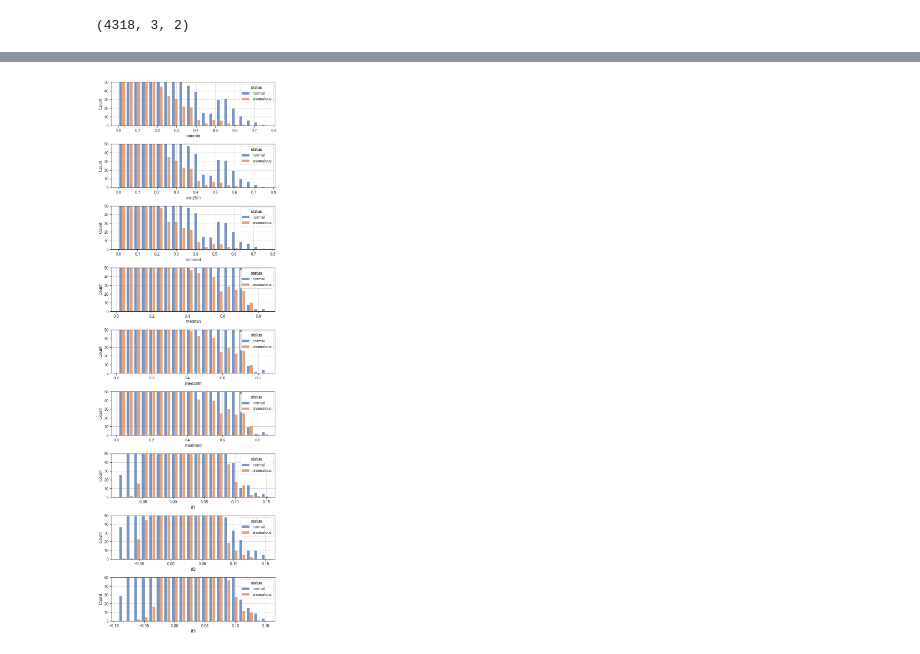
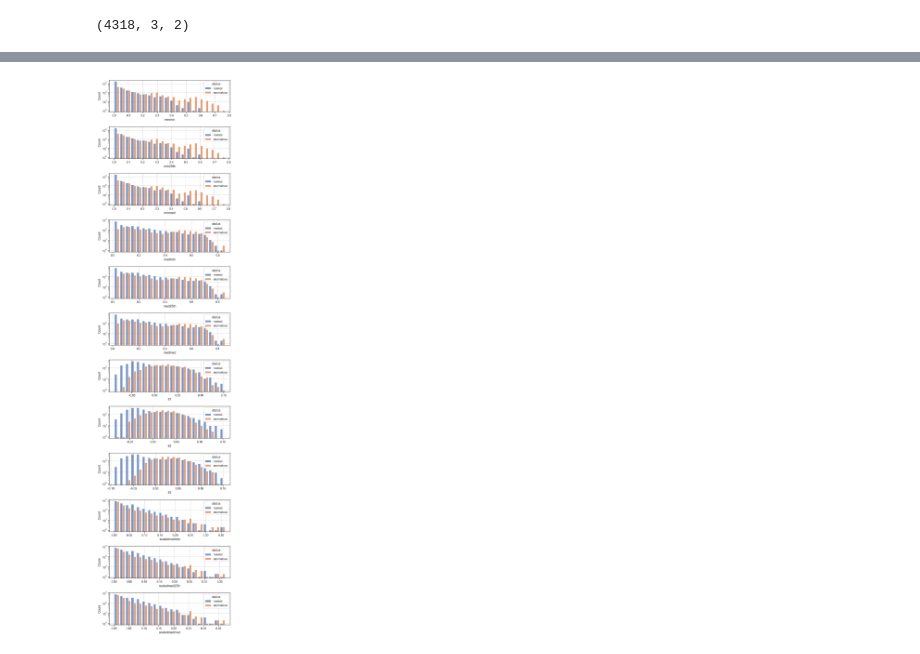
Before and after one commit to sidchaini/DistanceAnomalies, a Jupyter notebook: 03. distances features eda/rio01. outliers SC.ipynb, the cells around one changed output, grey strips where cells are left out. Saved outputs shown, nothing was run; the diff lists cells and outputs as text; code cells hidden in the pictures.

```diff
--- a/03. distances features eda/rio01. outliers SC.ipynb
+++ b/03. distances features eda/rio01. outliers SC.ipynb
@@ -304,6 +276,7 @@ plot_ranks(ranksIF, nsamples=20)
 # %%
 df=pd.concat(ranksIDdfs,axis=1)
 df.columns = ["if1", "if2", "if3"]
+df = df.sort_values(by="if2",ascending=False)
 for c in df.columns:
     df["quartile_" + c] = pd.qcut(df[c], q=4, labels=False)  # Divides into 4 quantiles
 df
@@ -418,7 +383,6 @@ for metric in tqdm(unique_metrics, desc="Metric", leave=True):
     dist_df["minimum_distance"] = dist_df.min(axis=1)
     dist_df["median_distance"] = dist_df.median(axis=1)
 
-    dist_df.index.name = "sample_num"
     dist_df_dict[metric_str] = dist_df
 # %%
 n_metrics = len(unique_metrics)
@@ -468,15 +601,11 @@ dist_df_dict[utils.get_metric_name(metric)]
 4318 rows × 6 columns
 # %%
-dist_minK_by_M = np.array(
-    [
-        dist_df_dict[utils.get_metric_name(metric)]["minimum_distance"]
-        for i, metric in enumerate(unique_metrics)
-    ]
-)
-dist_medK_by_M = np.array(
-    [
-        dist_df_dict[utils.get_metric_name(metric)]["median_distance"]
-        for i, metric in enumerate(unique_metrics)
-    ]
-)
+dist_minK_by_M = np.array([dist_df_dict[utils.get_metric_name(metric)]["minimum_distance"]
+                           for i,metric in enumerate(unique_metrics)])
+dist_medK_by_M = np.array([dist_df_dict[utils.get_metric_name(metric)]["median_distance"]
+                           for i,metric in enumerate(unique_metrics)])
+scaled_dist_minK_by_M = np.array([scaled_dist_df_dict[utils.get_metric_name(metric)]["minimum_distance"]
+                           for i,metric in enumerate(unique_metrics)])
+scaled_dist_medK_by_M = np.array([scaled_dist_df_dict[utils.get_metric_name(metric)]["median_distance"]
+                           for i,metric in enumerate(unique_metrics)])
 # %%
@@ -510,0 +633,13 @@ dist_aggregates
+# %%
+dist_aggregates = pd.DataFrame(np.concatenate(
+    [np.percentile(dist_minK_by_M, [0,0.25,0.5], axis=0), #metric percentiles on the min of clusters
+    np.percentile(dist_medK_by_M, [0,0.25,0.5], axis=0), #metric percentiles on the median of clusters
+     #np.percentile(scaled_dist_minK_by_M, [0,0.25,0.5], axis=0), #metric percentiles on the scaled min of clusters
+     np.percentile(scaled_dist_medK_by_M, [0,0.25,0.5], axis=0), #metric percentiles on the scaled med of clusters
+    ]).T,
+                               columns=[k+m for k in ["min", "med"] for m in ["min", "25th", "med"]] +
+     [k+m for k in ["scaledmed"] for m in ["min", "25th", "med"]],
+                              index=X_df.index)
+
+dist_aggregates = pd.concat([dist_aggregates,df],axis=1).drop(["quartile_if1", "quartile_if2", "quartile_if3"],axis=1)
+dist_aggregates
@@ -752,14 +883,13 @@ plt.show()
 normal_classes = ["CEP", "DSCT", "EB", "RRL"]
 df['status'] = df['class'].apply(lambda x: 'normal' if x in normal_classes else 'anomalous')
 # %%
-fig, axs = plt.subplots(9,1, figsize=(7,21))
+all_methods=["minmin", "min25th", "minmed", "medmin", "med25th", "medmed", "if1", "if2", "if3", "scaledmedmin", "scaledmed25th", "scaledmedmed"]
+fig, axs = plt.subplots(len(all_methods),1, figsize=(7,7*len(all_methods)//3))
 axs = axs.ravel()
-all_methods=["minmin", "min25th", "minmed", "medmin", "med25th", "medmed", "if1", "if2", "if3"]
 for i, method in enumerate(all_methods):
     sns.histplot(data=df, x=method, hue='status', multiple="dodge", shrink=0.8, ax=axs[i],bins=20)
-    # axs[i].set_yscale("log")
-    axs[i].set_ylim([0,50])
+    axs[i].set_yscale("log")
 plt.tight_layout()
 plt.show()
 # %% [output]
-[figure, old version]
+[figure, new version]
```
Also changed, not shown: parts of 50 cells of this notebook.
